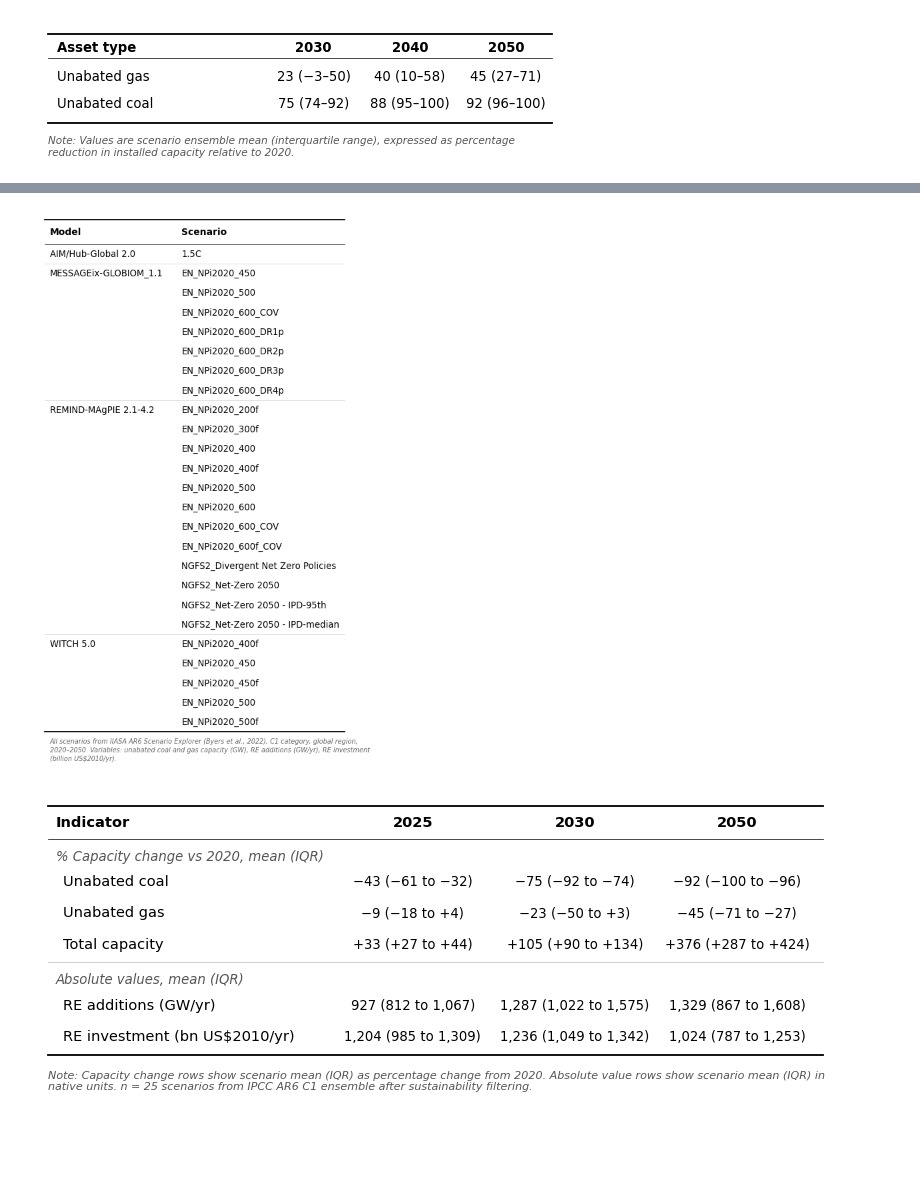
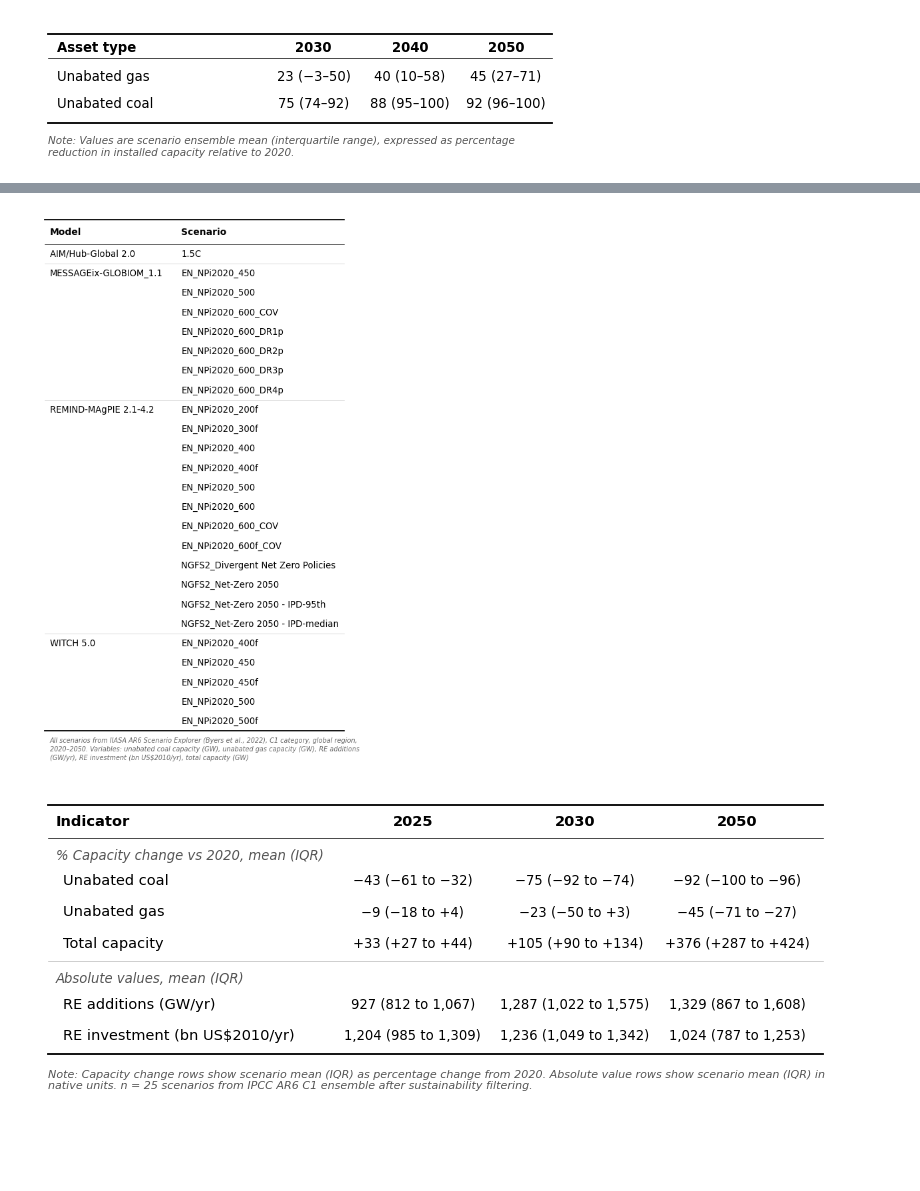
Before and after one commit to parkercaswell47/MSc_Py, a Jupyter notebook: Assessment2FiguresV2.1.ipynb, the cells around one changed output, grey strips where cells are left out. Saved outputs shown, nothing was run; the diff lists cells and outputs as text; code cells hidden in the pictures.

```diff
--- a/Assessment2FiguresV2.1.ipynb
+++ b/Assessment2FiguresV2.1.ipynb
@@ -866,37 +873,36 @@ prev_model = None
 for i, (model, scenario) in enumerate(scenarios):
     y = mid_y - (i + 0.5) * row_h
 
     if prev_model is not None and model != prev_model:
         sep_y = mid_y - i * row_h
         ax.plot([0, fig_w], [sep_y, sep_y],
                 color='#CCCCCC', linewidth=0.5, clip_on=False)
 
     if model != prev_model:
         ax.text(x_model, y, model, fontsize=9.5, ha='left', va='center')
 
     ax.text(x_scenario, y, scenario, fontsize=9.5, ha='left', va='center')
 
     prev_model = model
 
 # ── 5. Bottom rule ──────────────────────────────────────────────────
 bot_y = mid_y - n_rows * row_h
 ax.plot([0, fig_w], [bot_y, bot_y], **heavy)
 
 # ── 6. Footnote ─────────────────────────────────────────────────────
 note = (
     'All scenarios from IIASA AR6 Scenario Explorer (Byers et al., 2022), '
     'C1 category, global region,\n'
-    '2020\u20132050. Variables: unabated coal and gas capacity (GW), '
-    'RE additions (GW/yr), RE investment\n'
-    '(billion US$2010/yr).'
+    '2020\u20132050. Variables: unabated coal capacity (GW), unabated gas capacity (GW), '
+    'RE additions\n(GW/yr), RE investment (bn US$2010/yr), total capacity (GW)'
 )
 ax.text(0.1, bot_y - 0.12, note, fontsize=7, fontstyle='italic',
         ha='left', va='top', color='#666666', linespacing=1.4)
 
 plt.savefig('scenario_summary_table.svg', bbox_inches='tight', facecolor='white')
 plt.show()
 # %% [output]
-[figure, old version]
+[figure, new version]
 # %%
 import pandas as pd
 import matplotlib.pyplot as plt
```
Also changed, not shown: parts of 1 cell of this notebook, 2 other files.
